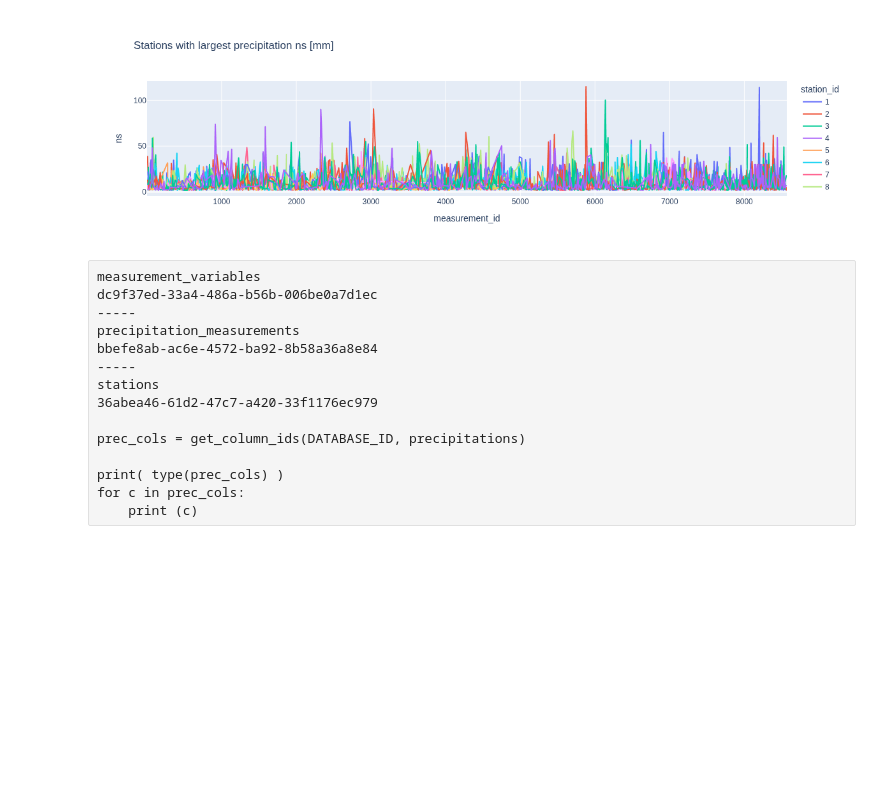
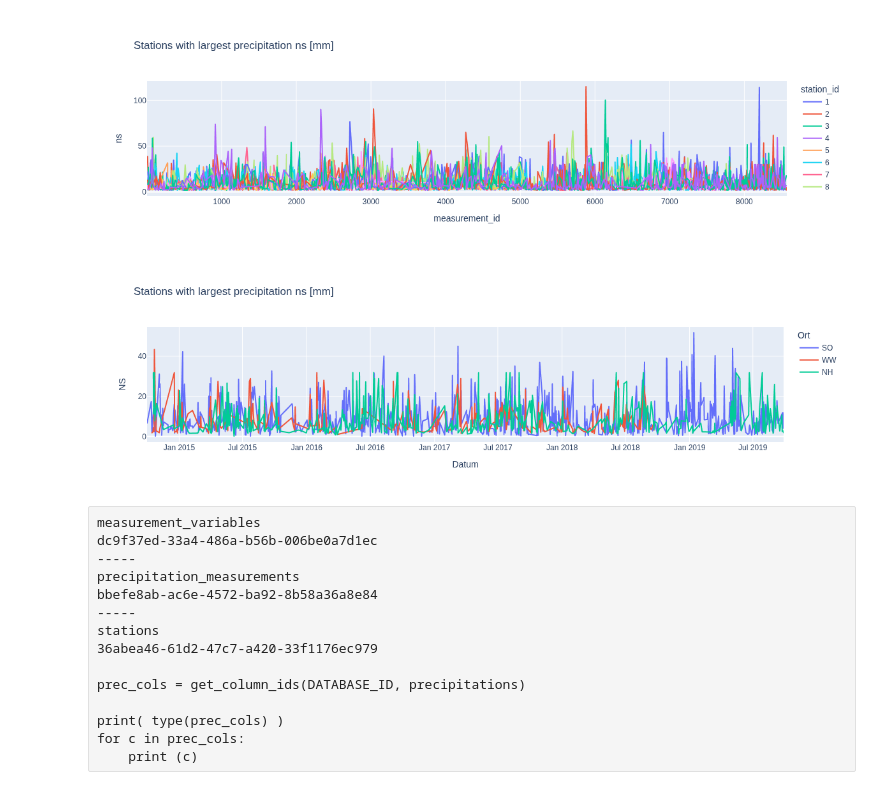
Before and after one commit to fambrogi/DataStewardshipSS2026, a Jupyter notebook: notebooks/T2_5-DBRepoLoadView.ipynb, the cells around one changed output. Drawn from its saved outputs; the diff is of its cells as text; code cells hidden in the pictures; blank space fills up the shorter version.

```diff
--- a/notebooks/T2_5-DBRepoLoadView.ipynb
+++ b/notebooks/T2_5-DBRepoLoadView.ipynb
@@ -330,6 +424,18 @@ fig = px.line(stations_high_precipitation,
 fig.show()
 # %% [output]
 [figure]
+# %%
+import plotly.express as px
+
+fig = px.line(df_c,
+                 x="Datum",
+                 y="NS",
+                 color="Ort",
+                 title="Stations with largest precipitation ns [mm] ")
+
+fig.show()
+# %% [output]
+[figure, added]
 # %% [raw]
 measurement_variables
 dc9f37ed-33a4-486a-b56b-006be0a7d1ec
```
Also changed, not shown: parts of 14 cells of this notebook.
